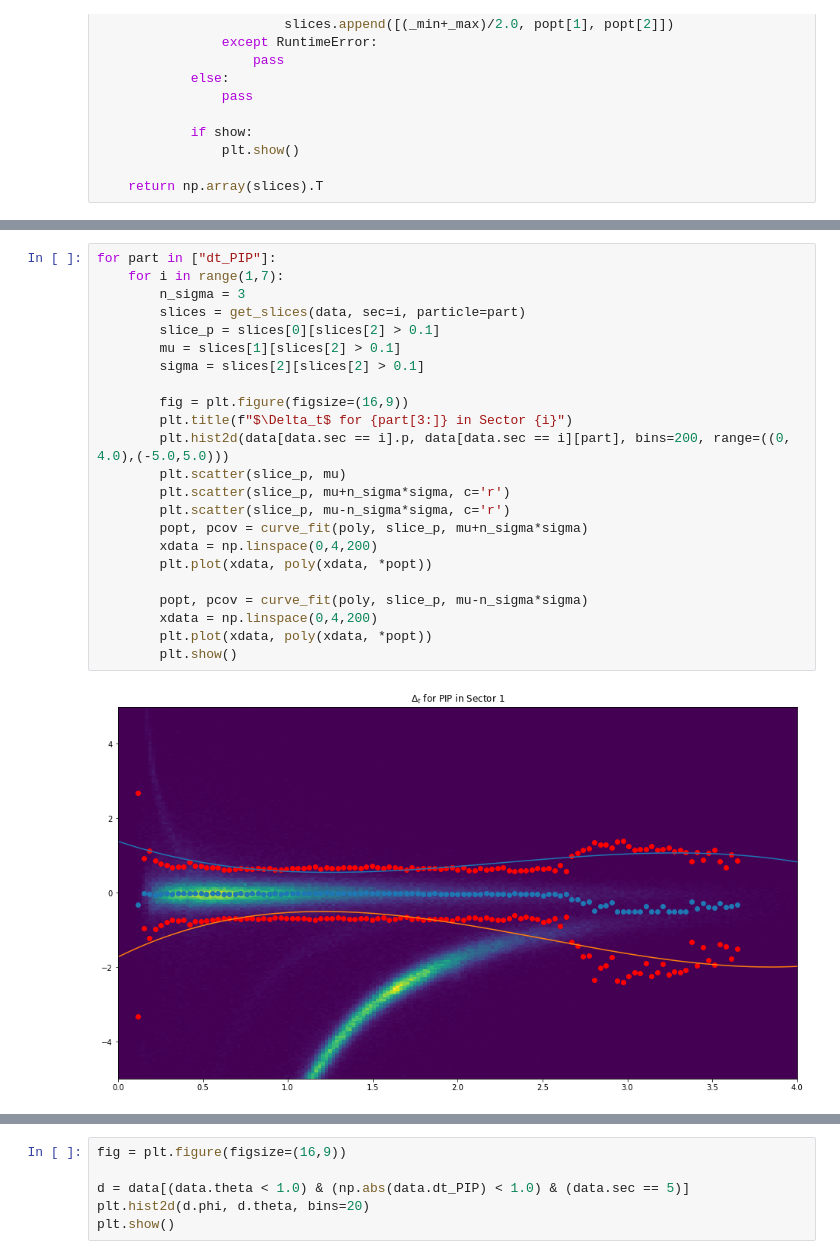
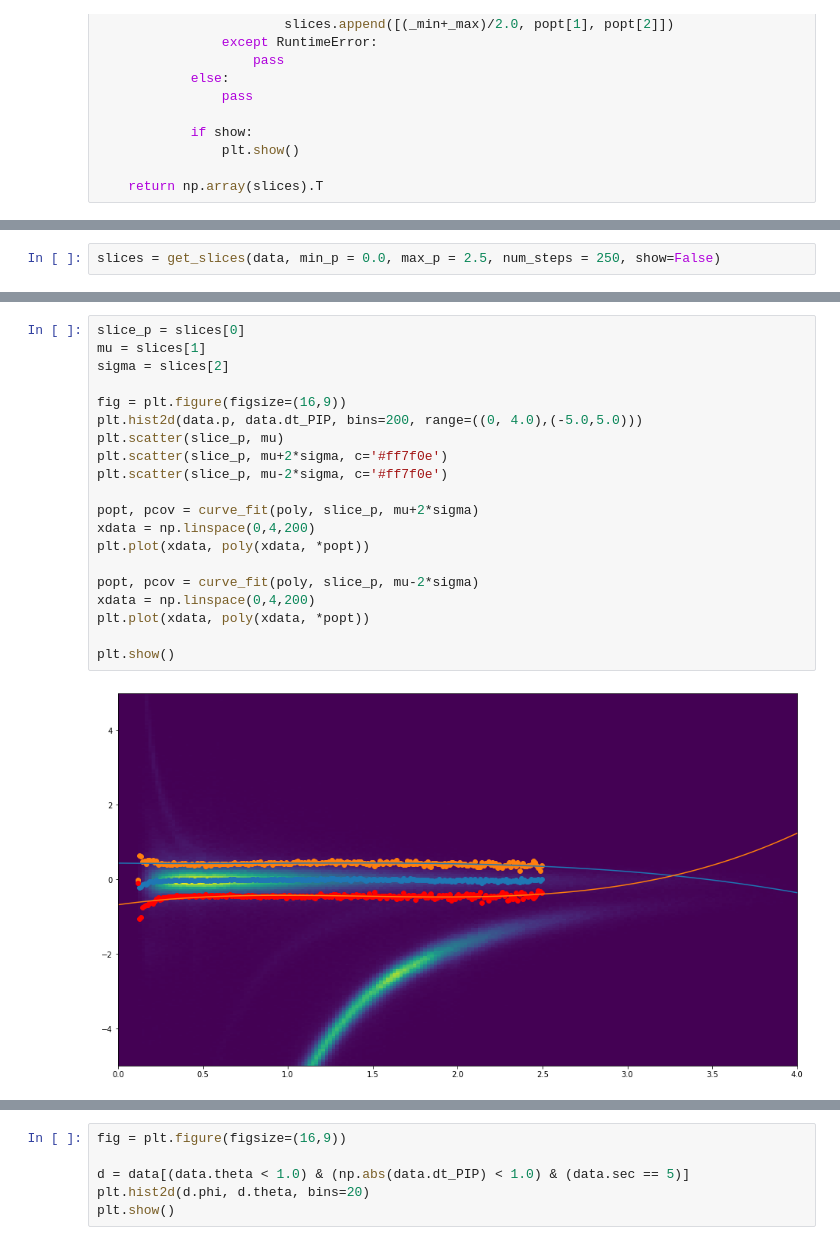
Before and after one commit to tylern4/physics_code, a Jupyter notebook: current/deltaTFitter/DtFitter.ipynb, the cells around one changed output, grey strips where cells are left out. Drawn from its saved outputs; the diff is of its cells as text.

```diff
--- a/current/deltaTFitter/DtFitter.ipynb
+++ b/current/deltaTFitter/DtFitter.ipynb
@@ -176,0 +161,2 @@ slices = get_slices(data, show=True)
+# %%
+slices = get_slices(data, min_p = 0.0, max_p = 2.5, num_steps = 250, show=False)
@@ -190,25 +226,22 @@ plt.show()
 # %%
-for part in ["dt_PIP"]:
-    for i in range(1,7):
-        n_sigma = 3
-        slices = get_slices(data, sec=i, particle=part)
-        slice_p = slices[0][slices[2] > 0.1]
-        mu = slices[1][slices[2] > 0.1]
-        sigma = slices[2][slices[2] > 0.1]
+slice_p = slices[0]
+mu = slices[1]
+sigma = slices[2]
 
-        fig = plt.figure(figsize=(16,9))
-        plt.title(f"$\Delta_t$ for {part[3:]} in Sector {i}")
-        plt.hist2d(data[data.sec == i].p, data[data.sec == i][part], bins=200, range=((0, 4.0),(-5.0,5.0)))
-        plt.scatter(slice_p, mu)
-        plt.scatter(slice_p, mu+n_sigma*sigma, c='r')
-        plt.scatter(slice_p, mu-n_sigma*sigma, c='r')
-        popt, pcov = curve_fit(poly, slice_p, mu+n_sigma*sigma)
-        xdata = np.linspace(0,4,200)
-        plt.plot(xdata, poly(xdata, *popt))
+fig = plt.figure(figsize=(16,9))
+plt.hist2d(data.p, data.dt_PIP, bins=200, range=((0, 4.0),(-5.0,5.0)))
+plt.scatter(slice_p, mu)
+plt.scatter(slice_p, mu+2*sigma, c='#ff7f0e')
+plt.scatter(slice_p, mu-2*sigma, c='#ff7f0e')
 
-        popt, pcov = curve_fit(poly, slice_p, mu-n_sigma*sigma)
-        xdata = np.linspace(0,4,200)
-        plt.plot(xdata, poly(xdata, *popt))
-        plt.show()
+popt, pcov = curve_fit(poly, slice_p, mu+2*sigma)
+xdata = np.linspace(0,4,200)
+plt.plot(xdata, poly(xdata, *popt))
+
+popt, pcov = curve_fit(poly, slice_p, mu-2*sigma)
+xdata = np.linspace(0,4,200)
+plt.plot(xdata, poly(xdata, *popt))
+
+plt.show()
 # %% [output]
-[figure, old version]
+[figure, new version]
```
Also changed, not shown: parts of 7 cells of this notebook, 7 other files.
